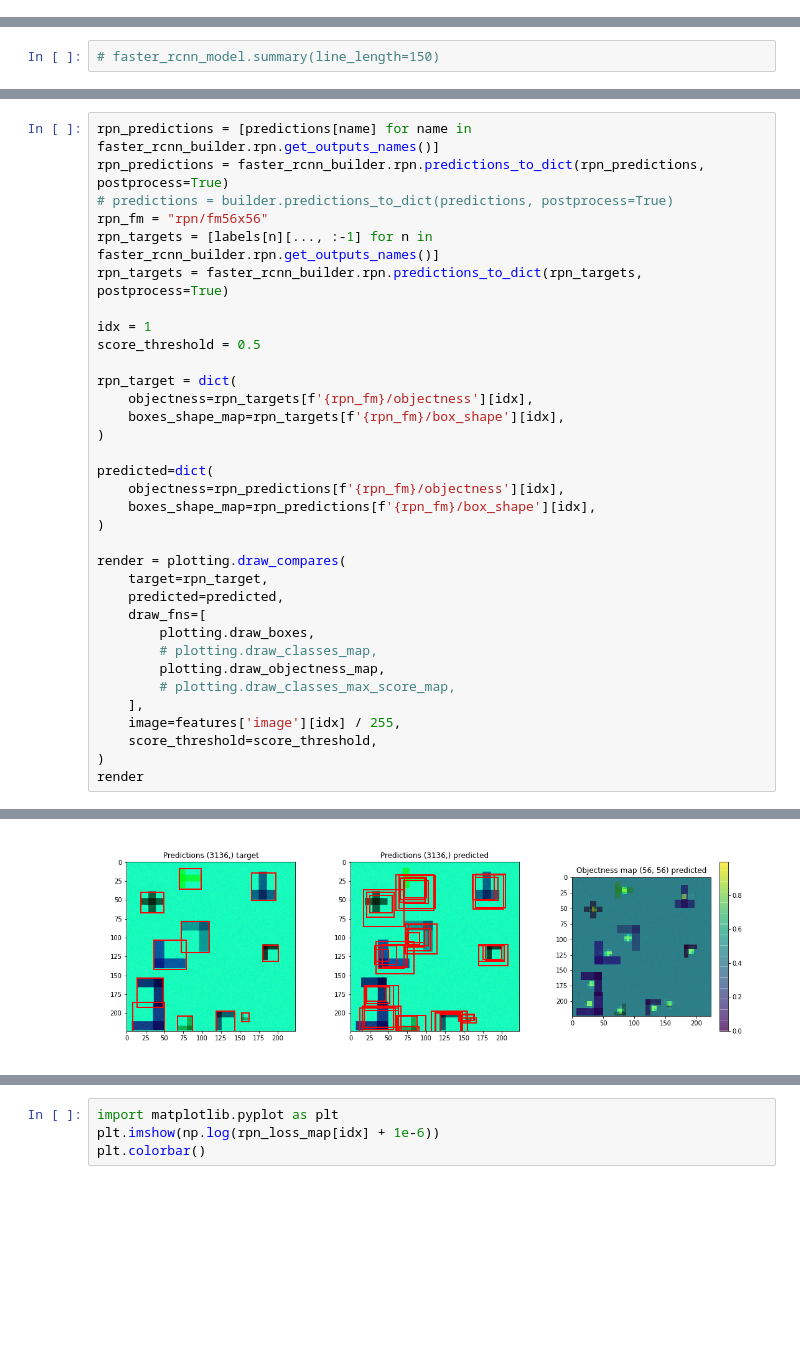
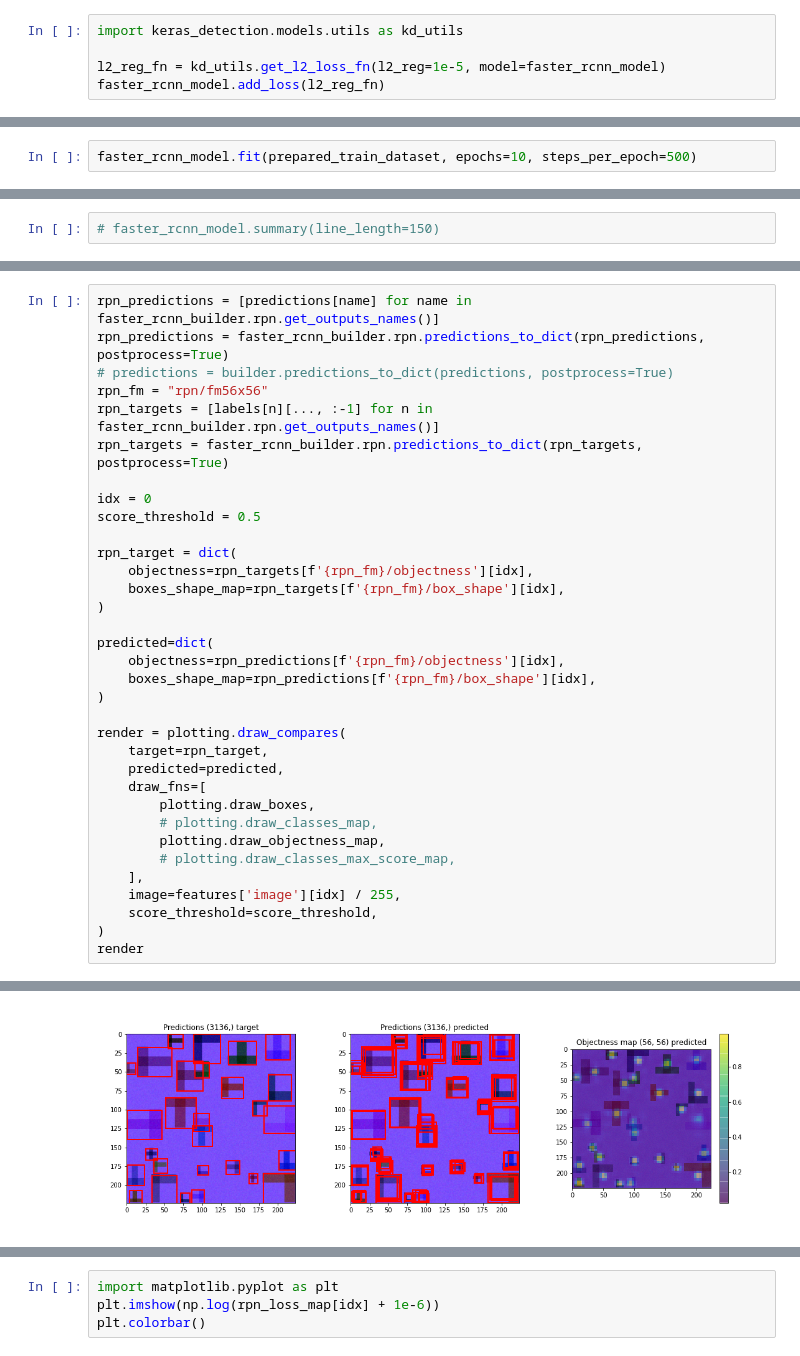
Before and after one commit to kmkolasinski/keras_detection, a Jupyter notebook: notebooks/faster_rcnn_builder_random_rectangles.ipynb, the cells around one changed output, grey strips where cells are left out. Saved outputs shown, nothing was run; the diff lists cells and outputs as text; blank space fills up the shorter version.

```diff
--- a/notebooks/faster_rcnn_builder_random_rectangles.ipynb
+++ b/notebooks/faster_rcnn_builder_random_rectangles.ipynb
@@ -185,3 +220,8 @@ Adding loss:  rcnn/fm56x56/classes
+# %%
+import keras_detection.models.utils as kd_utils
+
+l2_reg_fn = kd_utils.get_l2_loss_fn(l2_reg=1e-5, model=faster_rcnn_model)
+faster_rcnn_model.add_loss(l2_reg_fn)
 # %%
 prepared_train_dataset = faster_rcnn_builder.prepare_dataset(train_dataset)
 prepared_train_dataset
@@ -247 +274,3 @@ Epoch 10/10
 <tensorflow.python.keras.callbacks.History at 0x...>
+# %%
+faster_rcnn_model.fit(prepared_train_dataset, epochs=10, steps_per_epoch=500)
@@ -268,37 +321,37 @@ rpn_fm = "rpn/fm56x56"
 rpn_targets = [labels[n][..., :-1] for n in faster_rcnn_builder.rpn.get_outputs_names()]
 rpn_targets = faster_rcnn_builder.rpn.predictions_to_dict(rpn_targets, postprocess=True)
 
-idx = 1
+idx = 0
 score_threshold = 0.5
 
 rpn_target = dict(
     objectness=rpn_targets[f'{rpn_fm}/objectness'][idx],
     boxes_shape_map=rpn_targets[f'{rpn_fm}/box_shape'][idx],
 )
 
 predicted=dict(
     objectness=rpn_predictions[f'{rpn_fm}/objectness'][idx],
     boxes_shape_map=rpn_predictions[f'{rpn_fm}/box_shape'][idx],
 )
 
 render = plotting.draw_compares(
     target=rpn_target,
     predicted=predicted,
     draw_fns=[
         plotting.draw_boxes,
         # plotting.draw_classes_map,
         plotting.draw_objectness_map,
         # plotting.draw_classes_max_score_map,
     ],
     image=features['image'][idx] / 255,
     score_threshold=score_threshold,
 )
 render
 # %% [output]
 Clipping input data to the valid range for imshow with RGB data ([0..1] for floats or [0..255] for integers).
 Clipping input data to the valid range for imshow with RGB data ([0..1] for floats or [0..255] for integers).
 Clipping input data to the valid range for imshow with RGB data ([0..1] for floats or [0..255] for integers).
-[figure, old version]
+[figure, new version]
 # %%
 rpn_boxes, rpn_loss_map = faster_rcnn_builder.rpn.get_rpn_loss_map(
     [tf.constant(predictions[name]) for name in faster_rcnn_builder.rpn.get_outputs_names()],
```
Also changed, not shown: parts of 21 cells of this notebook.
